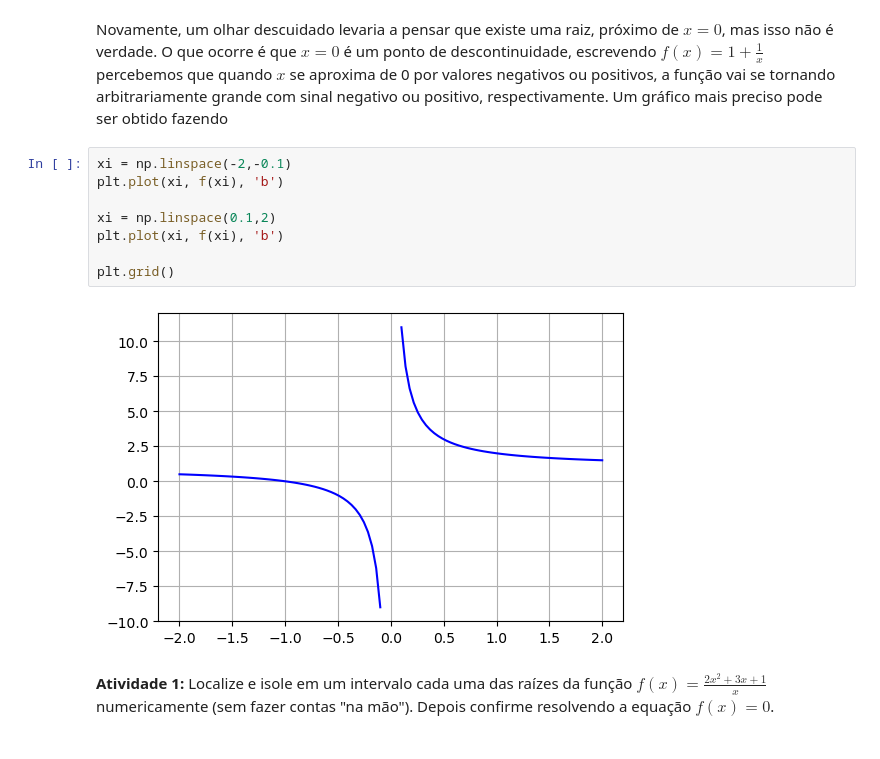
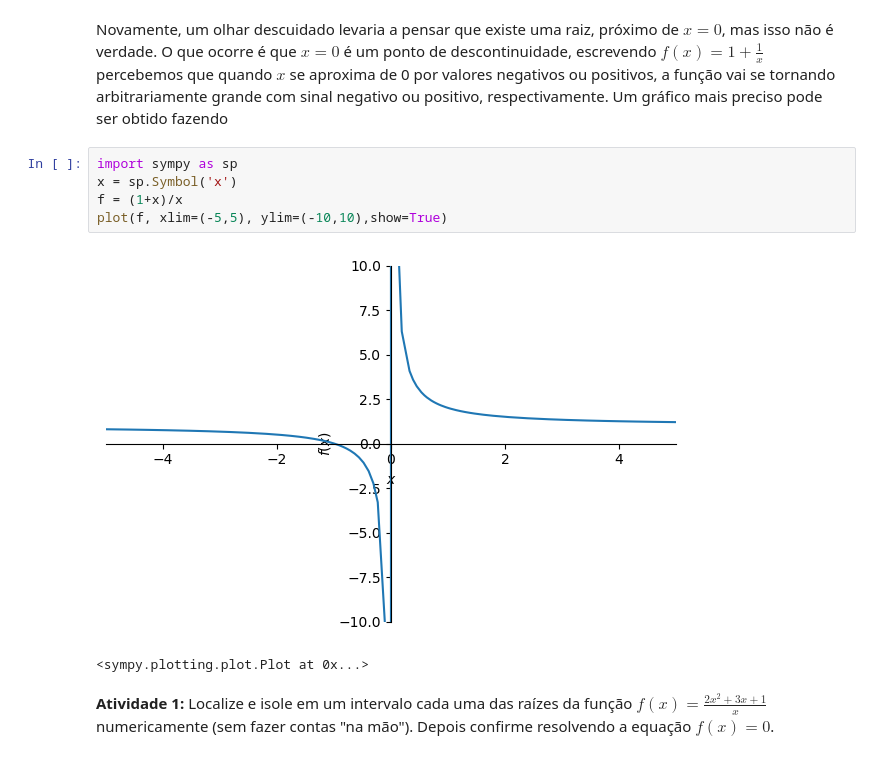
Before and after one commit to tiagoburiol/MatComp_I, a Jupyter notebook: 05_localizacao_de_raizes_e_metodo_da_bissecao/05_localizacao_de_raizes_e_metodo_da_bissecao.ipynb, the cells around one changed output. Saved outputs shown, nothing was run; the diff lists cells and outputs as text.

```diff
--- a/05_localizacao_de_raizes_e_metodo_da_bissecao/05_localizacao_de_raizes_e_metodo_da_bissecao.ipynb
+++ b/05_localizacao_de_raizes_e_metodo_da_bissecao/05_localizacao_de_raizes_e_metodo_da_bissecao.ipynb
@@ -189,16 +189,14 @@ plt.grid()
 [figure]
 # %% [markdown]
 Novamente, um olhar descuidado levaria a pensar que existe uma raiz, próximo de $x=0$, mas isso não é verdade. O que ocorre é que $x=0$ é um ponto de descontinuidade, escrevendo $f(x)=1+\frac{1}{x}$ percebemos que quando $x$ se aproxima de 0 por valores negativos ou positivos, a função vai se tornando arbitrariamente grande com sinal negativo ou positivo, respectivamente. Um gráfico mais preciso pode ser obtido fazendo
-# %%
-xi = np.linspace(-2,-0.1)
-plt.plot(xi, f(xi), 'b')
-
-xi = np.linspace(0.1,2)
-plt.plot(xi, f(xi), 'b')
-
-plt.grid()
-# %% [output]
-[figure, removed]
+# %%
+import sympy as sp
+x = sp.Symbol('x')
+f = (1+x)/x
+plot(f, xlim=(-5,5), ylim=(-10,10),show=True)
+# %% [output]
+[figure, added]
+<sympy.plotting.plot.Plot at 0x...>
 # %% [markdown]
 **Atividade 1:** Localize e isole em um intervalo cada uma das raízes da função $f(x)=\frac{2x^2 + 3x+1}{x}$ numericamente (sem fazer contas "na mão"). Depois confirme resolvendo a equação $f(x)=0$.
 # %% [markdown]
```
Also changed, not shown: parts of 9 cells of this notebook, 18 other files.
